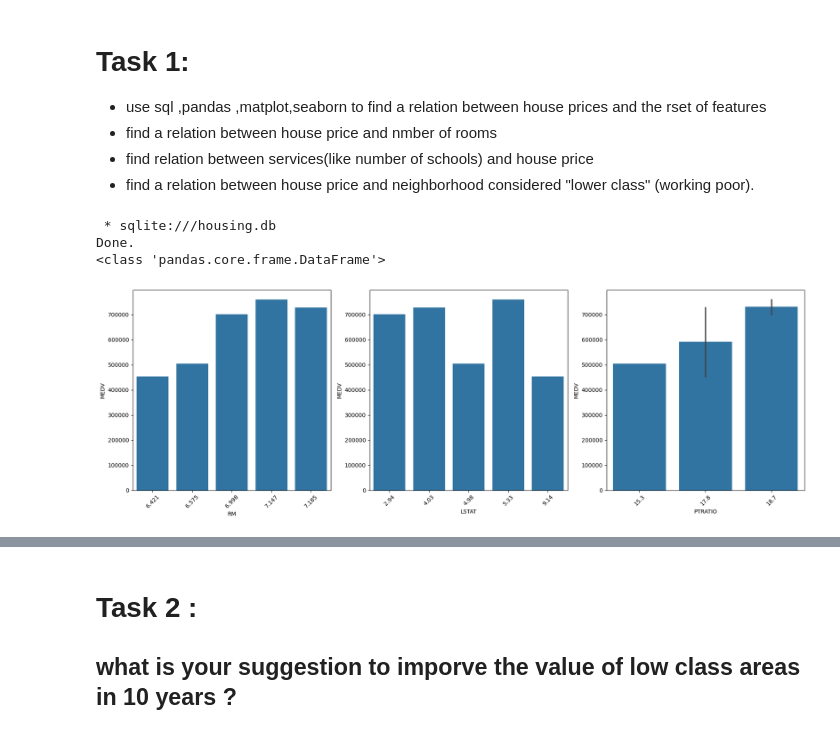
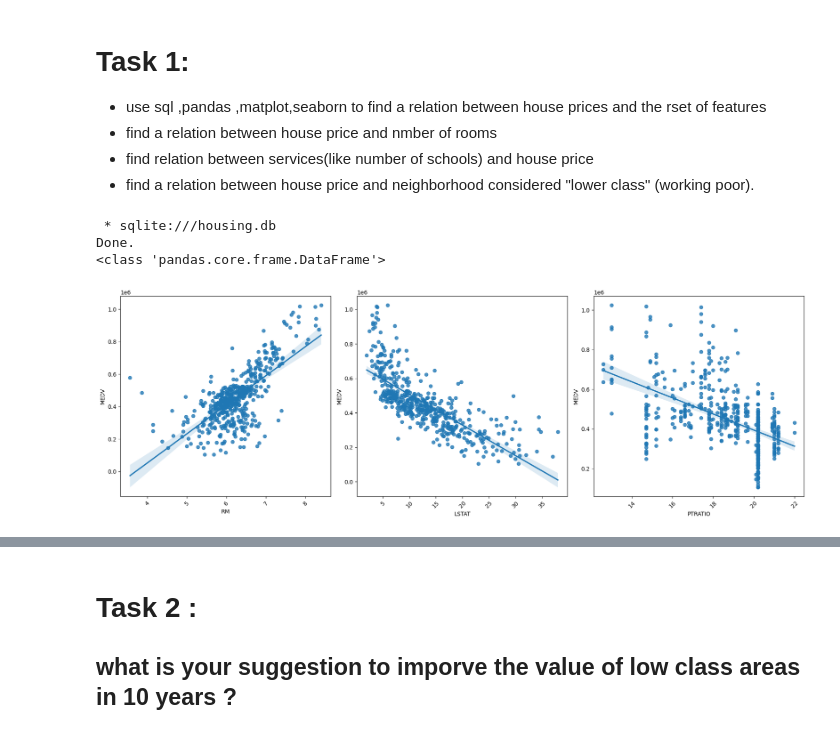
Before and after one commit to Muhammadibra40/Data-Analysis, a Jupyter notebook: SQL/SQL basics 3/boston house/house price-sqlite-Copy1.ipynb, the cells around one changed output, grey strips where cells are left out. Cells and saved outputs as stored; diff of their text form; code cells hidden in the pictures.

```diff
--- a/SQL/SQL basics 3/boston house/house price-sqlite-Copy1.ipynb
+++ b/SQL/SQL basics 3/boston house/house price-sqlite-Copy1.ipynb
@@ -94,38 +94,37 @@ Done.
 # %%
 #use many scatterplots to find these relations
 house_p_dist = %sql SELECT * FROM house_p;
 import matplotlib.pyplot as plt
 import seaborn as sb
 dataframe = house_p_dist.DataFrame()
 print(type(dataframe))
-dataframe = dataframe.head(5)
+dataframe = dataframe.head(489)
 
 %matplotlib inline
 import seaborn as sb
 import matplotlib.pyplot as plt
 
-# Assuming dataframe is your DataFrame
 plt.figure(figsize=(18, 6))
 
-# First barplot
+
 plt.subplot(1, 3, 1)
-sb.barplot(x='RM', y='MEDV', data=dataframe)
+sb.regplot(x='RM', y='MEDV', data=dataframe)
 plt.xticks(rotation=45)
 
-# Second barplot
+
 plt.subplot(1, 3, 2)
-sb.barplot(x='LSTAT', y='MEDV', data=dataframe)
+sb.regplot(x='LSTAT', y='MEDV', data=dataframe)
 plt.xticks(rotation=45)
 
-# Third barplot
+
 plt.subplot(1, 3, 3)
-sb.barplot(x='PTRATIO', y='MEDV', data=dataframe)
+sb.regplot(x='PTRATIO', y='MEDV', data=dataframe)
 plt.xticks(rotation=45)
 
 plt.tight_layout()
 plt.show()
 # %% [output]
  * sqlite:///housing.db
 Done.
 <class 'pandas.core.frame.DataFrame'>
-[figure, old version]
+[figure, new version]
```
Also changed, not shown: parts of 5 cells of this notebook.
